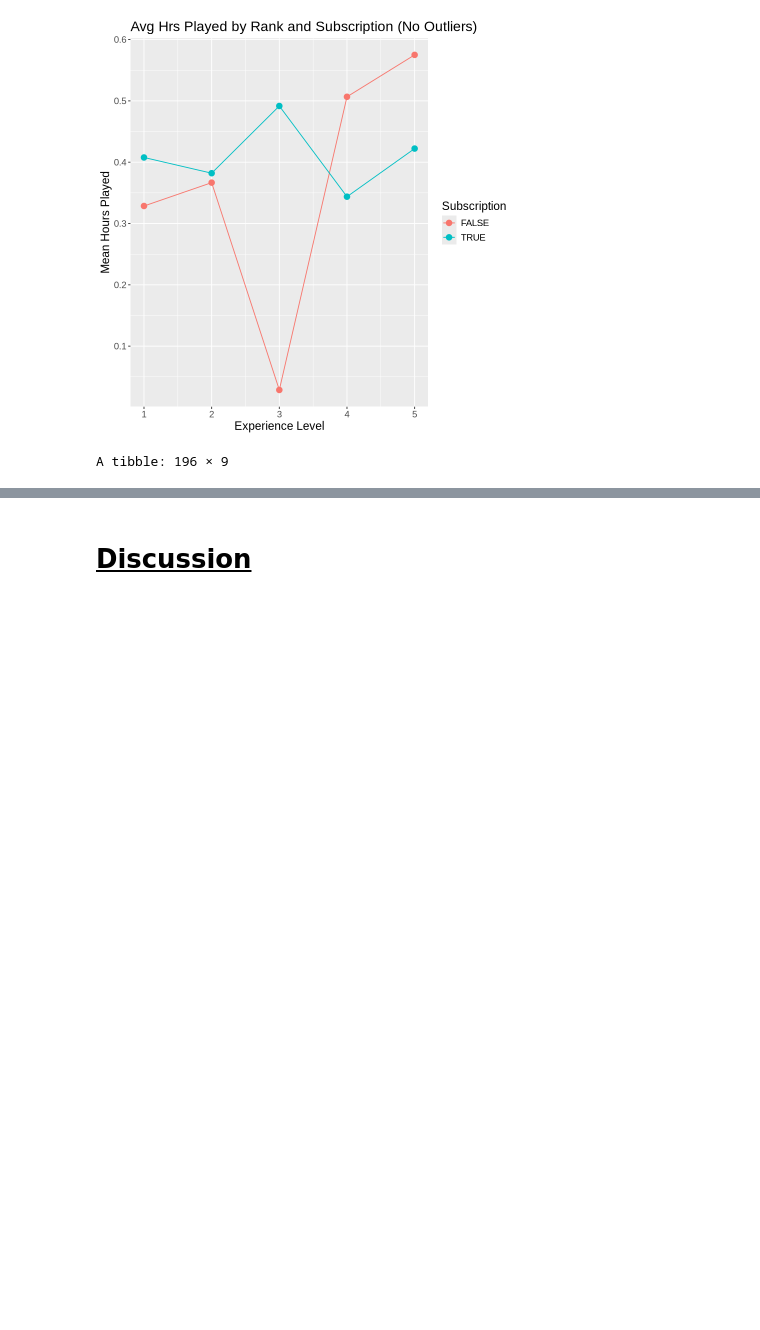
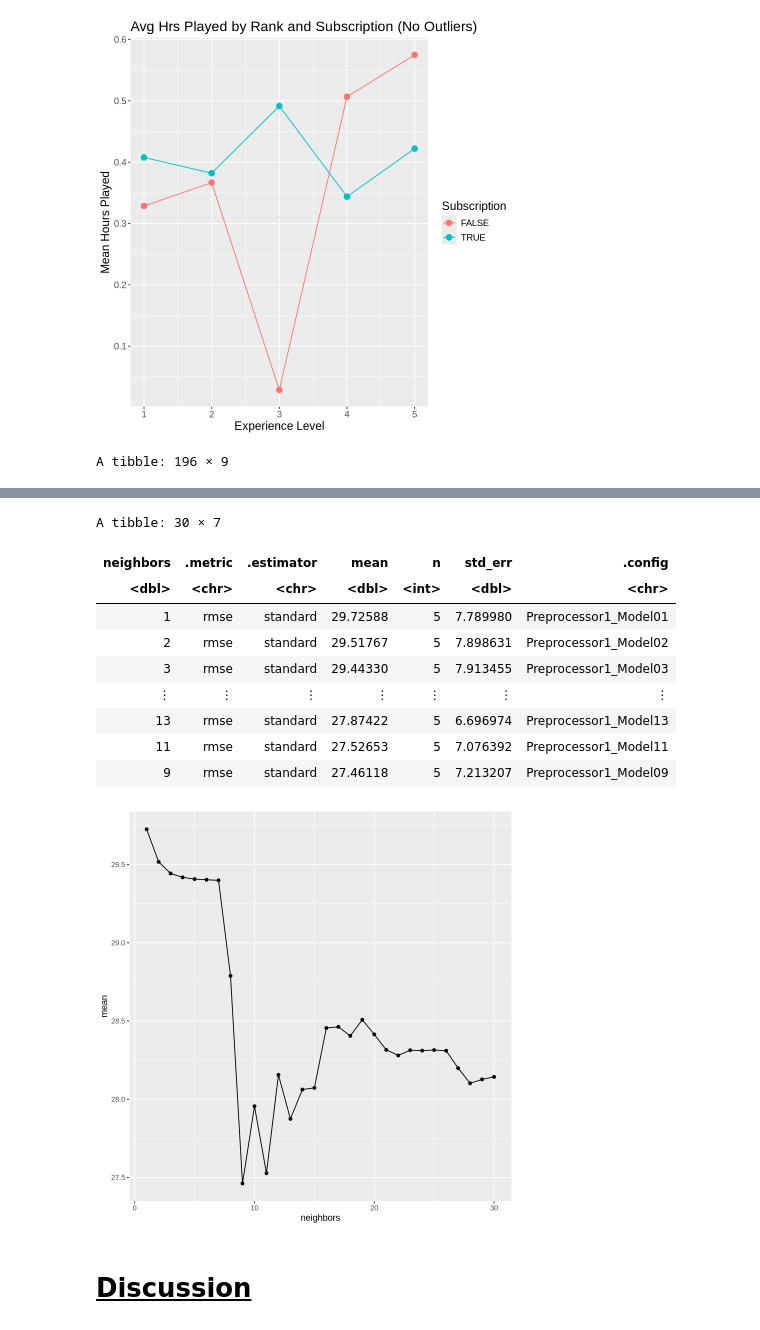
Before and after one commit to Alonso181006/dsci-100-2024w2-group-005-30, a Jupyter notebook: Project.ipynb, the cells around one changed output, grey strips where cells are left out. Drawn from its saved outputs; the diff is of its cells as text; code cells hidden in the pictures; blank space fills up the shorter version.

Commit message:
Found Neighbor value

```diff
--- a/Project.ipynb
+++ b/Project.ipynb
@@ -127,34 +112,64 @@ players_plot_no_outliers
 [figure]
 [figure]
 # %%
+set.seed(1)
 players_data_ranks
 players_split <- initial_split(players_data_ranks, prop = 0.75, strata = played_hours)
 players_train <- training(players_split)
 players_test <- testing(players_split)
 
 players_recipe <- recipe(played_hours ~ rank + subs, data = players_train) |>
     step_scale(all_predictors()) |>
     step_center(all_predictors())
 
 players_spec <- nearest_neighbor(weight_func = "rectangular", neighbors = tune()) |>
     set_engine("kknn") |>
     set_mode("regression")
 
-players_vfold <- vfold_cv(players_train, v = 5, strata played_hours)
+players_vfold <- vfold_cv(players_train, v = 5, strata = played_hours)
+
+gridvals <- tibble(neighbors = seq(from = 1, to = 30, by = 1))
 
 players_wkflw <- workflow() |>
-    add_recipe(players_recipe)
+    add_recipe(players_recipe) |>
+    add_model(players_spec)
+
+players_results <- players_wkflw |>
+    tune_grid(resamples = players_vfold, grid = gridvals) |>
+    collect_metrics() |>
+    filter(.metric == "rmse") |>
+    arrange(desc(mean))
+
+players_results
+
+players_plot <- players_results |>
+    ggplot(aes(x = neighbors, y = mean)) +
+    geom_point() +
+    geom_line()
+
+players_plot
 # %% [output]
 A tibble: 196 × 9
 | experience | subscribe | hashed_email | played_hours | name | gender | age | rank | subs |
 | <chr> | <lgl> | <chr> | <dbl> | <chr> | <chr> | <dbl> | <int> | <int> |
 | Pro | TRUE | f6daba428a5e19a3d47574858c1355049... | 30.3 | Morgan | Male | 9 | 5 | 2 |
 | Veteran | TRUE | f3c813577c458ba0dfef80996f8f32c93... | 3.8 | Christian | Male | 17 | 4 | 2 |
 | Veteran | FALSE | b674dd7ee0d24096d1c019615ce4d12b2... | 0.0 | Blake | Male | 17 | 4 | 1 |
 | ⋮ | ⋮ | ⋮ | ⋮ | ⋮ | ⋮ | ⋮ | ⋮ | ⋮ |
 | Amateur | FALSE | d572f391d452b76ea2d7e5e53a3d38bfd... | 0.0 | Dylan | Prefer not to say | 17 | 2 | 1 |
 | Amateur | FALSE | f19e136ddde68f365afc860c725ccff54... | 2.3 | Harlow | Male | 17 | 2 | 1 |
 | Pro | TRUE | d9473710057f7d42f36570f0be83817a4... | 0.2 | Ahmed | Other | NA | 5 | 2 |
+A tibble: 30 × 7
+| neighbors | .metric | .estimator | mean | n | std_err | .config |
+| <dbl> | <chr> | <chr> | <dbl> | <int> | <dbl> | <chr> |
+| 1 | rmse | standard | 29.72588 | 5 | 7.789980 | Preprocessor1_Model01 |
+| 2 | rmse | standard | 29.51767 | 5 | 7.898631 | Preprocessor1_Model02 |
+| 3 | rmse | standard | 29.44330 | 5 | 7.913455 | Preprocessor1_Model03 |
+| ⋮ | ⋮ | ⋮ | ⋮ | ⋮ | ⋮ | ⋮ |
+| 13 | rmse | standard | 27.87422 | 5 | 6.696974 | Preprocessor1_Model13 |
+| 11 | rmse | standard | 27.52653 | 5 | 7.076392 | Preprocessor1_Model11 |
+| 9 | rmse | standard | 27.46118 | 5 | 7.213207 | Preprocessor1_Model09 |
+[figure, added]
 # %% [markdown]
 **<ins>Discussion</ins>**
 ==
```
Also changed, not shown: parts of 1 cell of this notebook.
